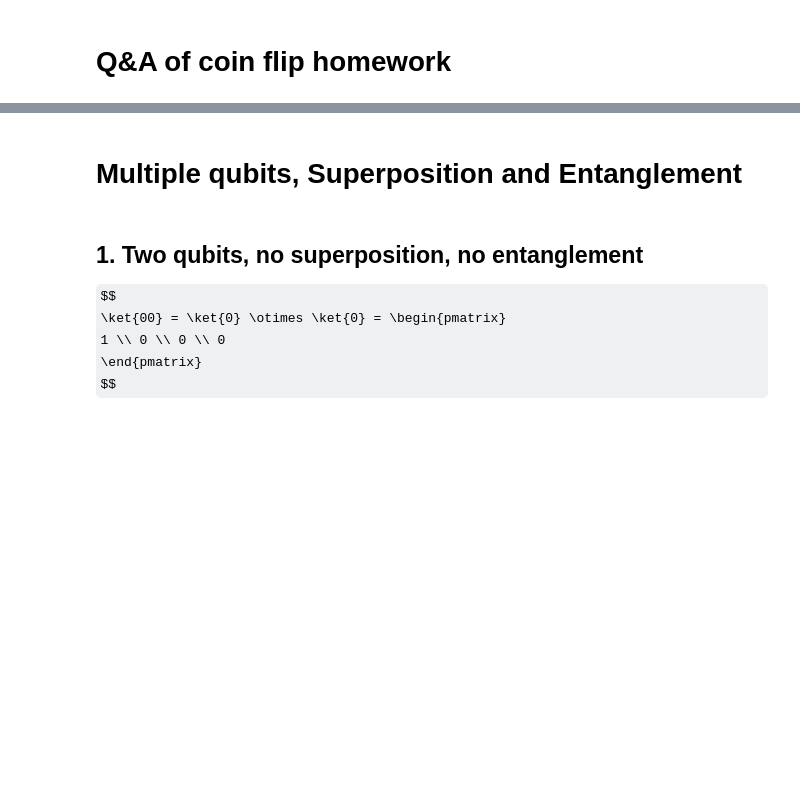
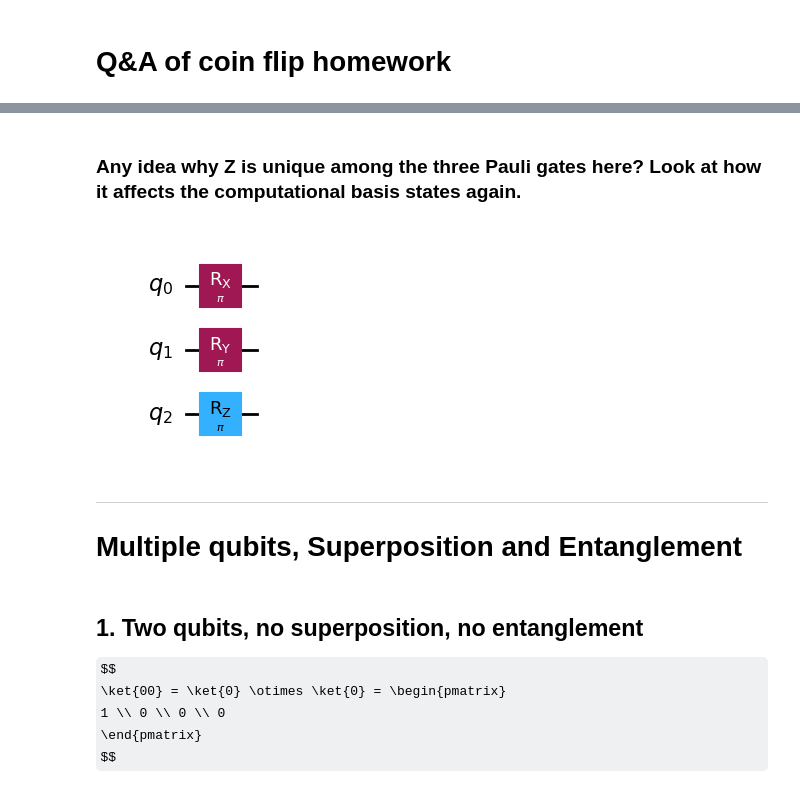
Before and after one commit to JoeyRogers-svg/Qiskit-fundamentals-course, a Jupyter notebook: 2-multiple-qubits.ipynb, the cells around one changed output, grey strips where cells are left out. Saved outputs shown, nothing was run; the diff lists cells and outputs as text; code cells hidden in the pictures; some formulas as TeX source; blank space fills up the shorter version.

```diff
--- a/2-multiple-qubits.ipynb
+++ b/2-multiple-qubits.ipynb
@@ -5,4 +60,20 @@
+# %% [markdown]
+### Any idea why Z is unique among the three Pauli gates here? Look at how it affects the computational basis states again.
+# %%
+import numpy as np
+
+qc = QuantumCircuit(3)
+
+qc.rx(np.pi,0)
+qc.ry(np.pi, 1)
+qc.rz(np.pi, 2)
+
+qc.draw("mpl")
+# %% [output]
+[figure, added]
 # %% [markdown]
+---
+
 # Multiple qubits, Superposition and Entanglement
 # %% [markdown]
 ## 1. Two qubits, no superposition, no entanglement
```
Also changed, not shown: parts of 21 cells of this notebook, 3 other files.
